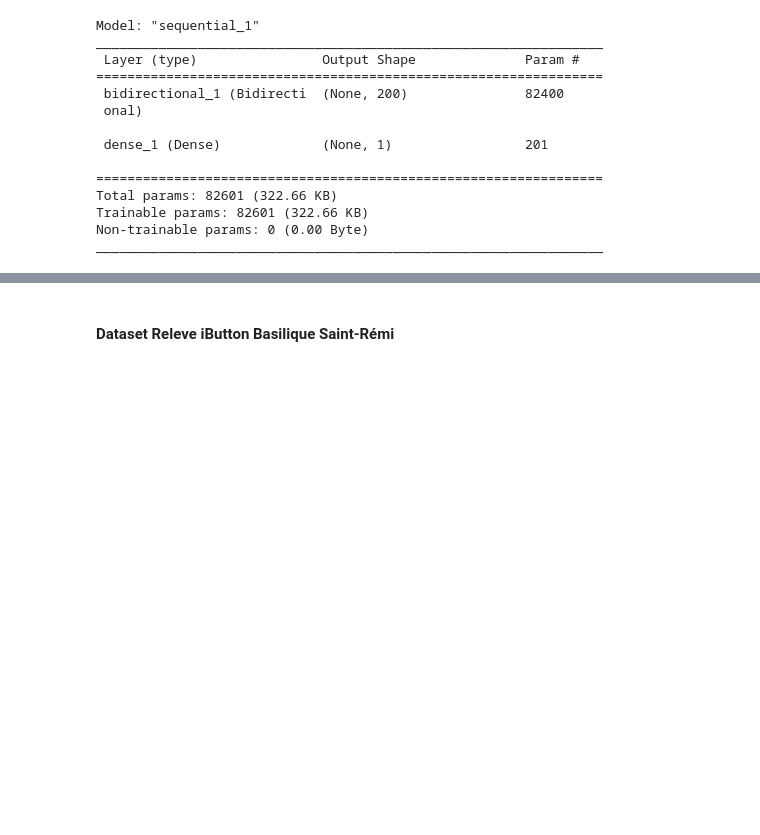
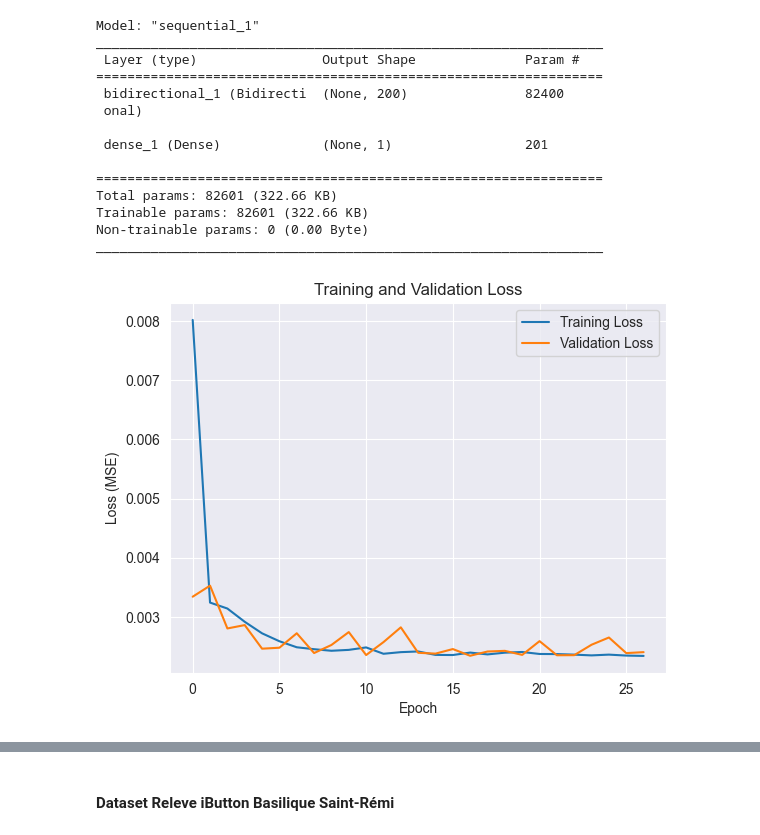
Before and after one commit to kubit07/data_analyse_DRIAS, a Jupyter notebook: bidirectional_lstm_model.ipynb, the cells around one changed output, grey strips where cells are left out. Cells and saved outputs as stored; diff of their text form; code cells hidden in the pictures; blank space fills up the shorter version.

```diff
--- a/bidirectional_lstm_model.ipynb
+++ b/bidirectional_lstm_model.ipynb
@@ -447,4 +447,19 @@ Total params: 82601 (322.66 KB)
 Trainable params: 82601 (322.66 KB)
 Non-trainable params: 0 (0.00 Byte)
 _________________________________________________________________
+# %%
+# Get training and validation losses from history
+training_loss = history_data_prunay.history['loss']
+validation_loss = history_data_prunay.history['val_loss']
+
+# Plot loss values over epochs
+plt.plot(training_loss, label='Training Loss')
+plt.plot(validation_loss, label='Validation Loss')
+plt.xlabel('Epoch')
+plt.ylabel('Loss (MSE)')
+plt.title('Training and Validation Loss')
+plt.legend()
+plt.show()
+# %% [output]
+[figure, added]
 # %%
```
Also changed, not shown: parts of 15 cells of this notebook.
